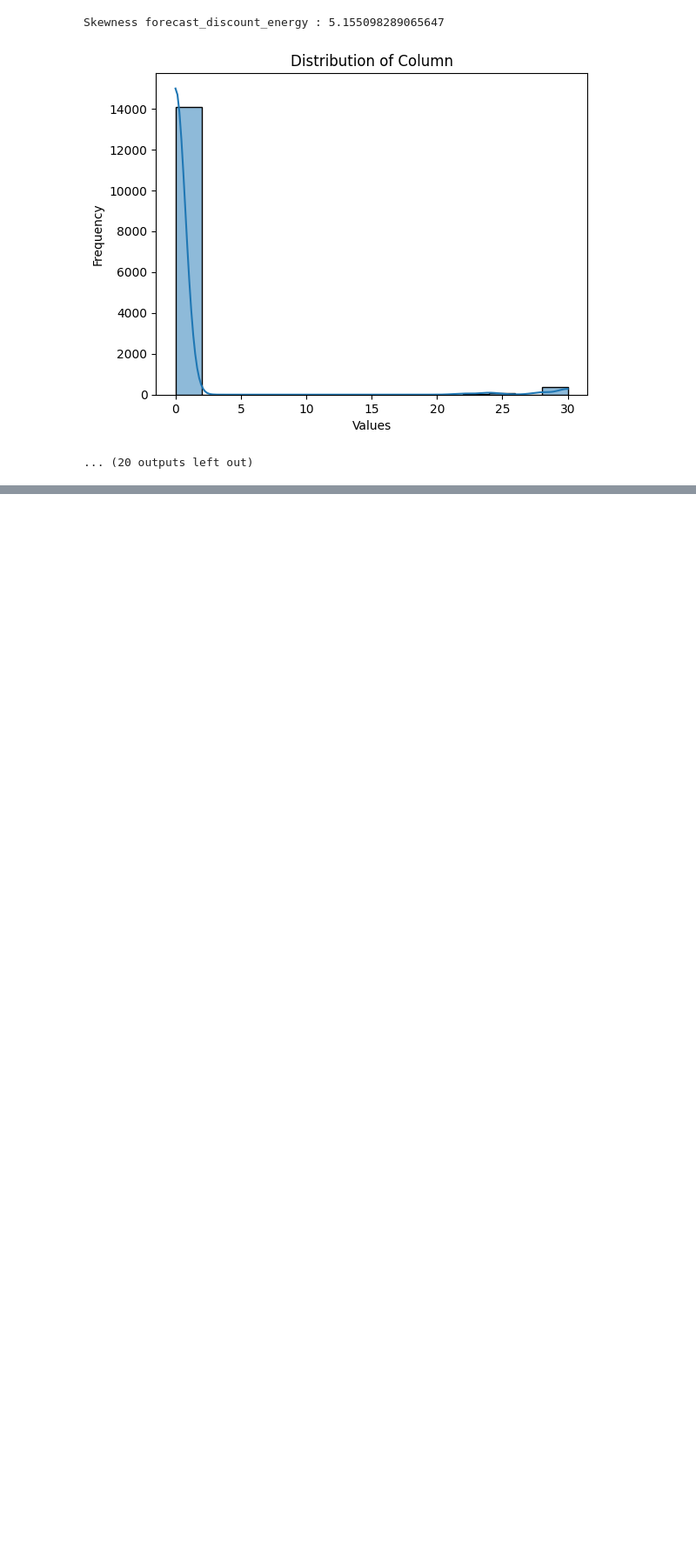
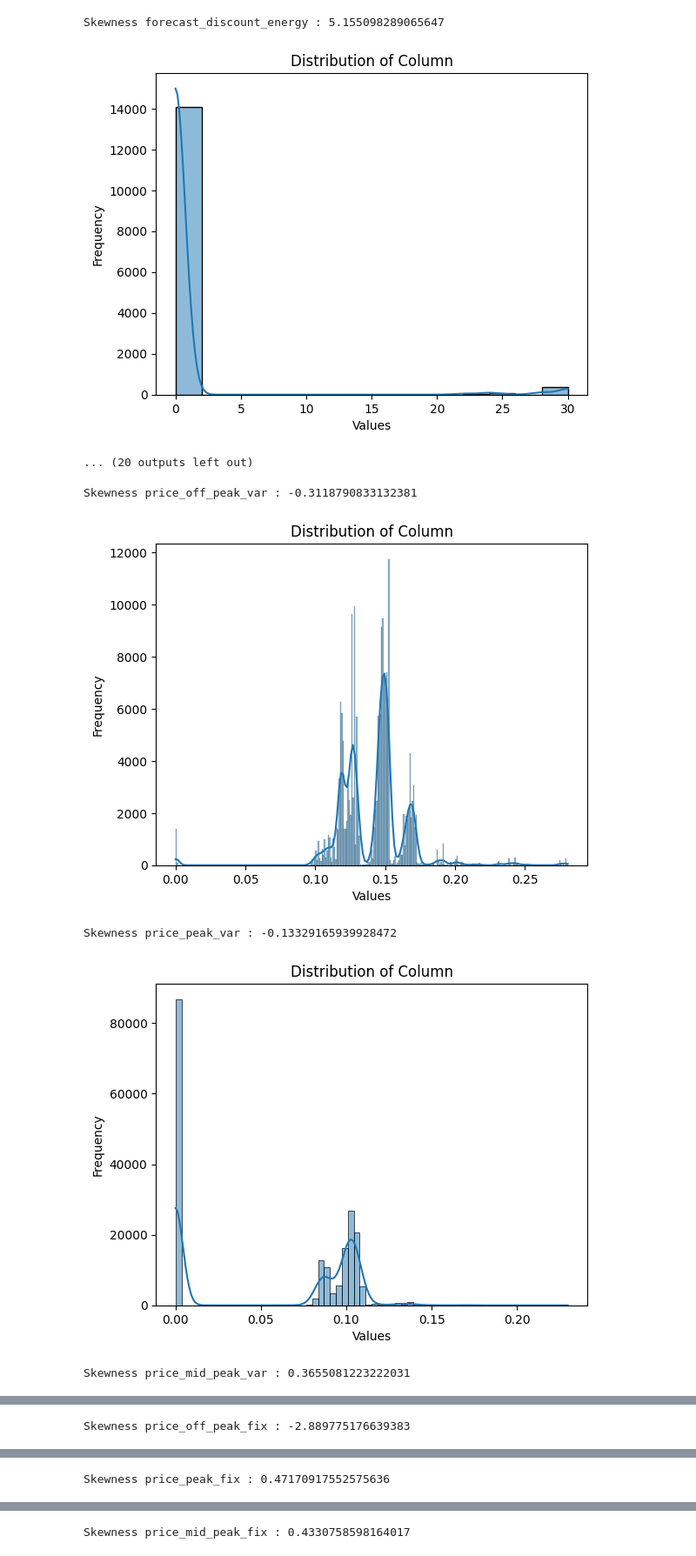
Before and after one commit to pi-mishra/BCG-Data-science-and-analytics-internship, a Jupyter notebook: BCG.ipynb, the cells around one changed output, grey strips where cells are left out. Shown at 87% size. Drawn from its saved outputs; the diff is of its cells as text; code cells hidden in the pictures; blank space fills up the shorter version.

```diff
--- a/BCG.ipynb
+++ b/BCG.ipynb
@@ -423,3 +423,22 @@ Skewness forecast_cons_year : 16.587989682280156
 Skewness forecast_discount_energy : 5.155098289065647
 [figure]
 ... (20 outputs left out)
+# %%
+col2 = ['price_off_peak_var', 'price_peak_var',
+       'price_mid_peak_var', 'price_off_peak_fix', 'price_peak_fix',
+       'price_mid_peak_fix']
+
+for i in col2:
+   skewness = price_d[i].skew()
+   print('Skewness',i,':', skewness)
+   sns.histplot(data=price_d, x=i, kde=True)
+   plt.title('Distribution of Column')
+   plt.xlabel('Values')
+   plt.ylabel('Frequency')
+   plt.show()
+# %% [output]
+Skewness price_off_peak_var : -0.3118790833132381
+[figure, added]
+Skewness price_peak_var : -0.13329165939928472
+[figure, added]
+Skewness price_mid_peak_var : 0.3655081223222031
@@ -425,0 +446 @@ Skewness forecast_discount_energy : 5.155098289065647
+Skewness price_off_peak_fix : -2.889775176639383
@@ -425,0 +448 @@ Skewness forecast_discount_energy : 5.155098289065647
+Skewness price_peak_fix : 0.47170917552575636
@@ -425,0 +450 @@ Skewness forecast_discount_energy : 5.155098289065647
+Skewness price_mid_peak_fix : 0.4330758598164017
```
Also changed, not shown: parts of 1 cell of this notebook.
